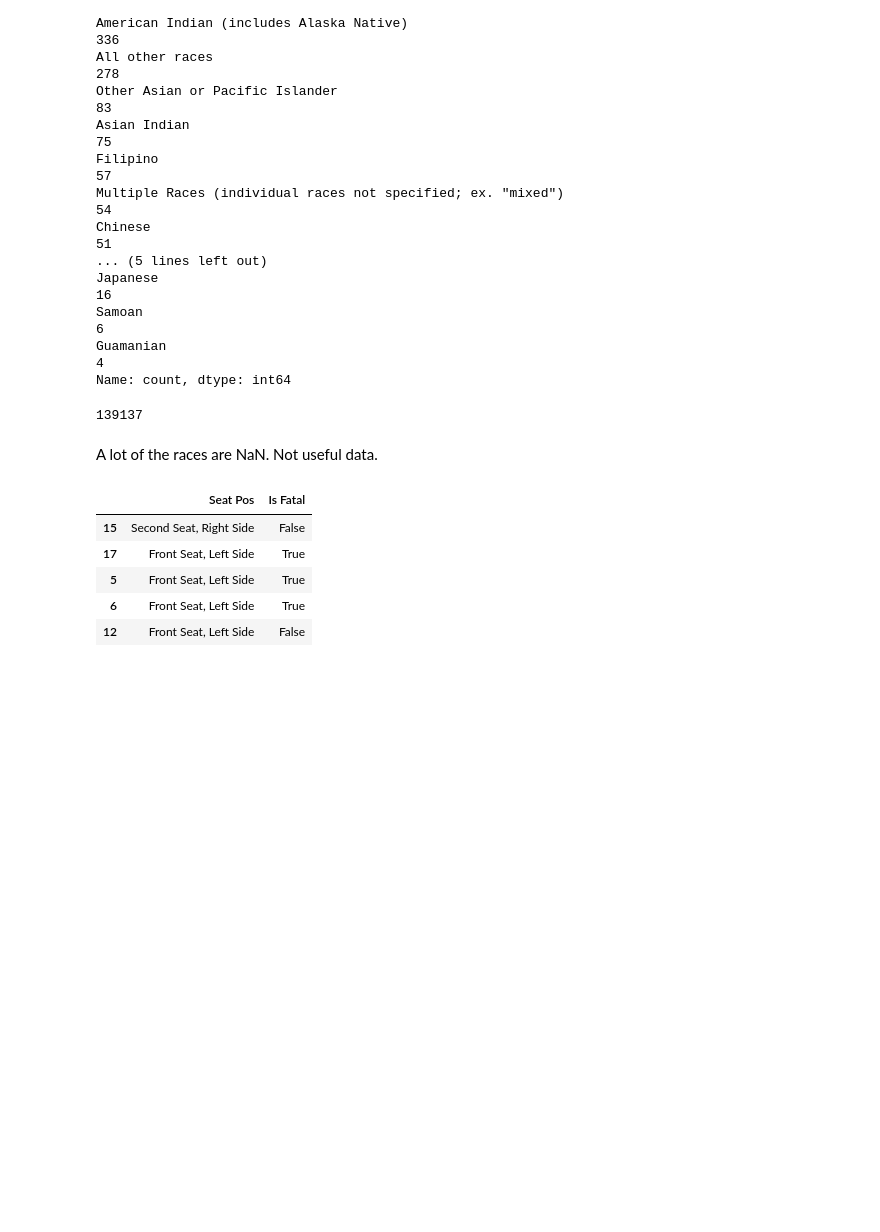
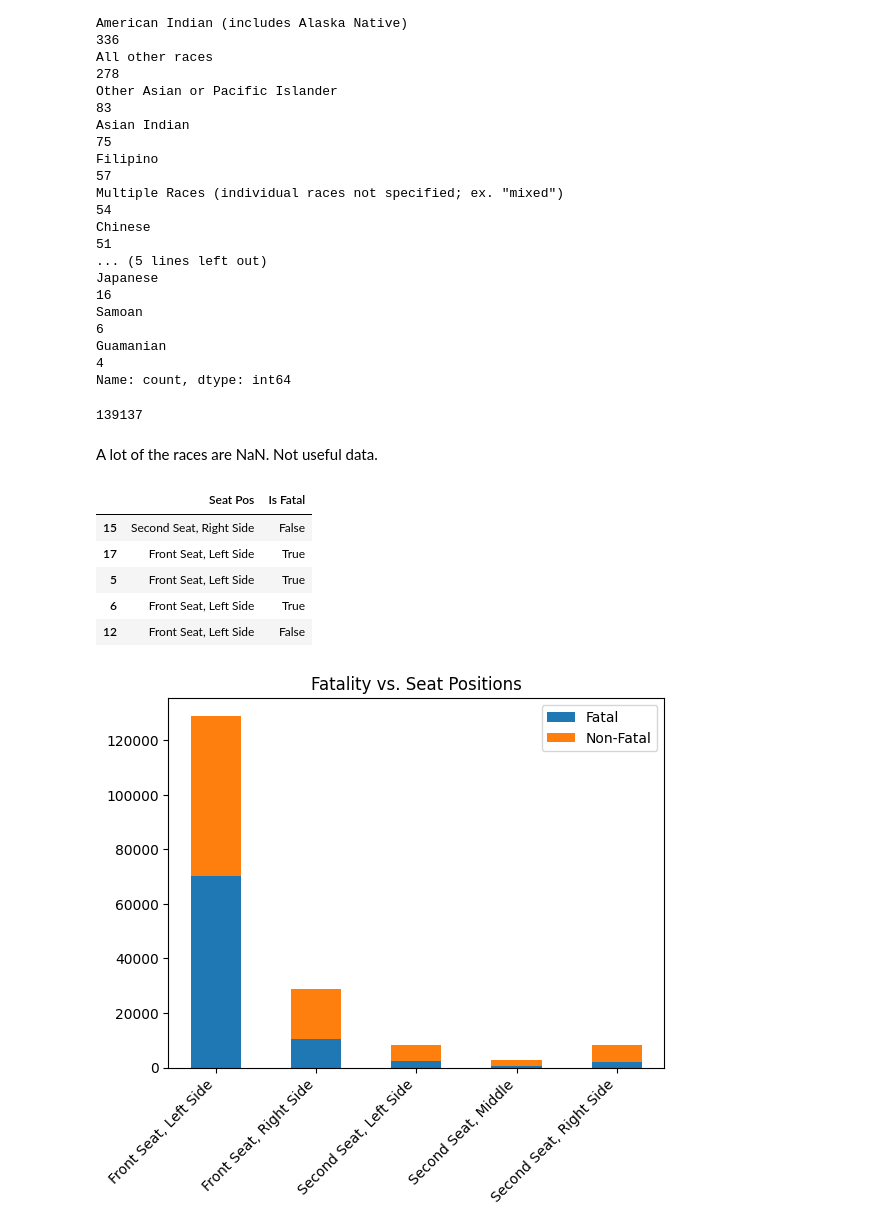
Before and after one commit to dcheung0720/Data-Wizards-1, a Jupyter notebook: Analysis/CrashAnalysis.ipynb, the cells around one changed output. Drawn from its saved outputs; the diff is of its cells as text; code cells hidden in the pictures; blank space fills up the shorter version.

Commit message:
added seat position and fatality graph

```diff
--- a/Analysis/CrashAnalysis.ipynb
+++ b/Analysis/CrashAnalysis.ipynb
@@ -88,3 +89,28 @@ df_seat_pos.head()
 | 5 | Front Seat, Left Side | True |
 | 6 | Front Seat, Left Side | True |
 | 12 | Front Seat, Left Side | False |
+# %%
+#x labels for bar plot
+x_labels = df_seat_pos["Seat Pos"].unique()
+x_labels.sort()
+
+#get the counts of fatal and non fatal for each seat position
+y_data = {
+    "Fatal": [len(df_seat_pos[(df_seat_pos["Seat Pos"] == pos) & (df_seat_pos["Is Fatal"] == True)]) for pos in x_labels],
+    "Non-Fatal": [len(df_seat_pos[(df_seat_pos["Seat Pos"] == pos) & (df_seat_pos["Is Fatal"] == False)]) for pos in x_labels]
+}
+
+width = 0.5
+fig, ax = plt.subplots()
+bottom = np.zeros(5)
+
+for boolean, counts in y_data.items():
+    ax.bar(x_labels, counts, width, label = boolean, bottom = bottom)
+    bottom += counts
+
+plt.xticks(rotation = 45, ha='right')
+plt.title("Fatality vs. Seat Positions")
+plt.legend(loc = "upper right")
+plt.show()
+# %% [output]
+[figure, added]
```
Also changed, not shown: parts of 1 cell of this notebook.
